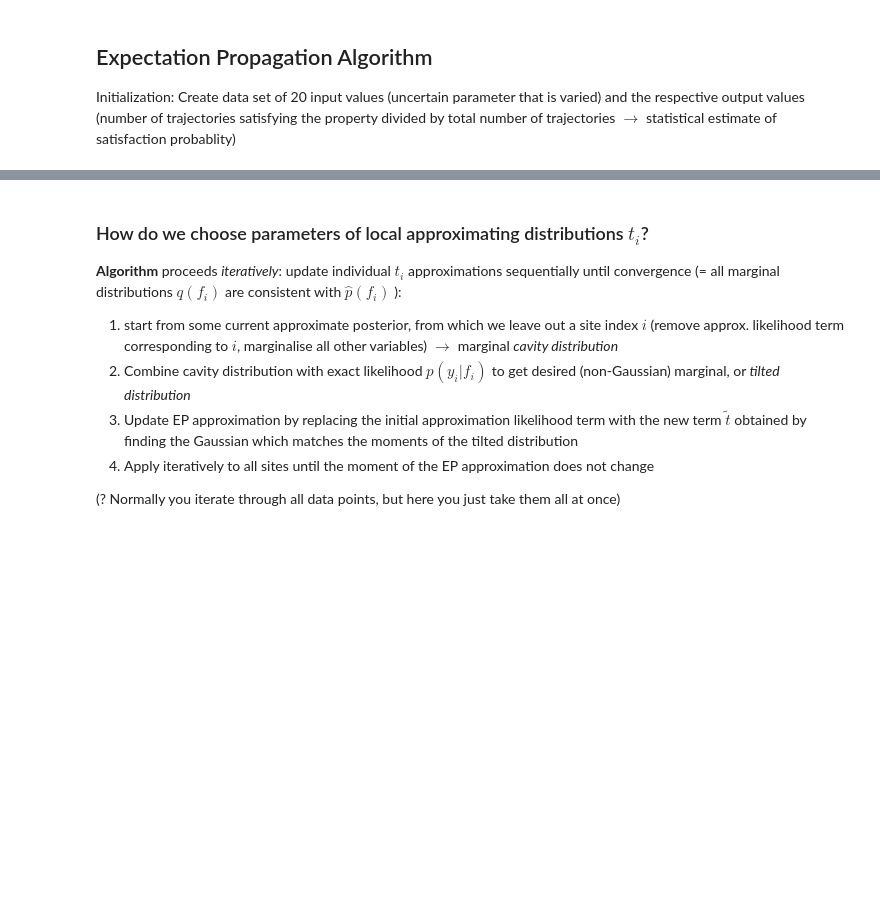
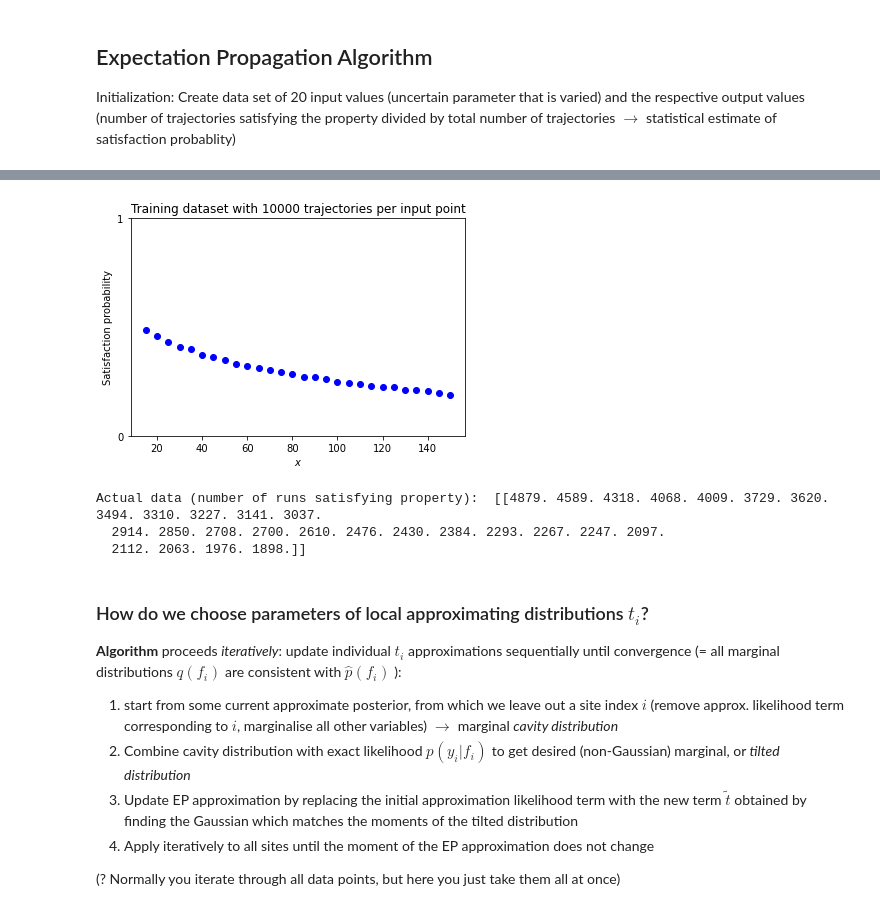
Before and after one commit to juliakln/MasterThesis, a Jupyter notebook: gpr/Smoothed Model Checking - multiple observations.ipynb, the cells around one changed output, grey strips where cells are left out. Drawn from its saved outputs; the diff is of its cells as text; code cells hidden in the pictures; blank space fills up the shorter version.

```diff
--- a/gpr/Smoothed Model Checking - multiple observations.ipynb
+++ b/gpr/Smoothed Model Checking - multiple observations.ipynb
@@ -662,3 +694,34 @@ Actual data (number of runs satisfying property):  [[ 9.  8. 10.  8.  6.  7.  5.
+# %%
+## configuration and data
+
+simulation_runs = scale = 10000  # number of trajectories per input point
+paramValueSet = np.array(paramValueSet).reshape(-1,1) # uncertain input parameter that is varied = population size
+datapoints = len(paramValueSet)  # number of input points
+paramValueOutputs = (np.array(paramValueOutputs).reshape(-1,1))/scale # statistical outputs of satisfaction
+data = trainingSet = [paramValueSet, paramValueOutputs] # set as training set for GP
+
+correction = 1e-4
+
+# define default hyperparameters for all kernels
+params = {'var': 1/500,
+          'ell': 10,
+          'var_b': 1,
+          'off': 1}
+
+# plot training data
+plt.scatter(paramValueSet, paramValueOutputs, marker='o', c='blue')
+plt.title(f'Training dataset with {simulation_runs} trajectories per input point')
+plt.xlabel('$x$')
+plt.ylabel('Satisfaction probability')
+plt.yticks([0, 1])
+plt.show()
+
+print("Actual data (number of runs satisfying property): ", (paramValueOutputs * scale).reshape(1,-1))
+# %% [output]
+[figure, added]
+Actual data (number of runs satisfying property):  [[4879. 4589. 4318. 4068. 4009. 3729. 3620. 3494. 3310. 3227. 3141. 3037.
+  2914. 2850. 2708. 2700. 2610. 2476. 2430. 2384. 2293. 2267. 2247. 2097.
+  2112. 2063. 1976. 1898.]]
 # %% [markdown]
 
 ### How do we choose parameters of local approximating distributions $t_i$?
```
Also changed, not shown: parts of 7 cells of this notebook, 4 other files.
